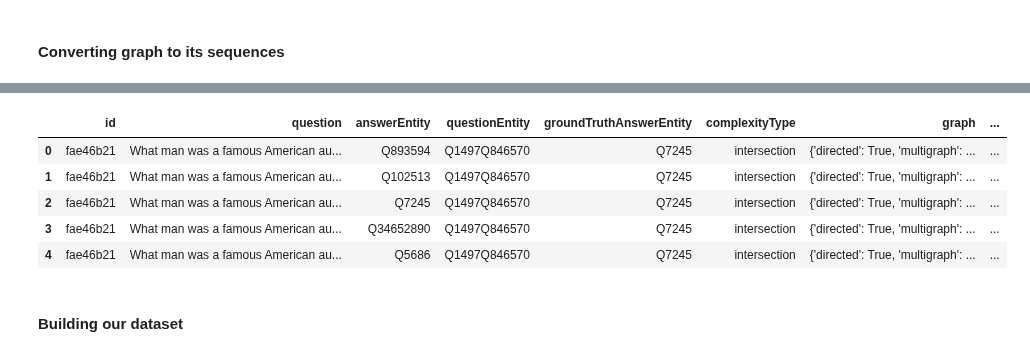
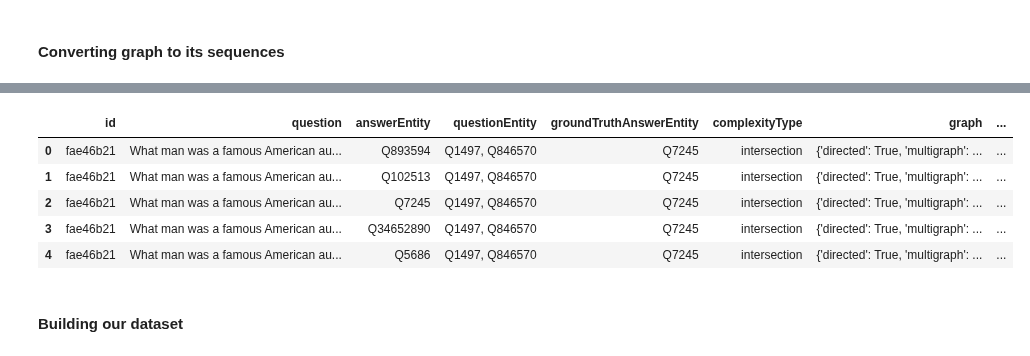
Before and after one commit to s-nlp/kbqa, a Jupyter notebook: experiments/subgraphs_reranking/deterministic_sequence/subgraph_classification_reranking.ipynb, the cells around one changed output, grey strips where cells are left out. Cells and saved outputs as stored; diff of their text form; code cells hidden in the pictures.

```diff
--- a/experiments/subgraphs_reranking/deterministic_sequence/subgraph_classification_reranking.ipynb
+++ b/experiments/subgraphs_reranking/deterministic_sequence/subgraph_classification_reranking.ipynb
@@ -24,20 +68,20 @@ def read_jsonl(path):
     jsonl_reader = jsonlines.open(path)
     jsonl_reader_list = list(jsonl_reader)
     df = []
-    for idx, line in tqdm(enumerate(jsonl_reader_list)):
+    for line in tqdm(jsonl_reader_list):
         df.append(line)
     df = pd.DataFrame(df)
     return df
 
 
 train_df = read_jsonl(
-    "/workspace/storage/new_subgraph_dataset/t5-large-ssm/MINTAKA/mintaka_train_labeled.jsonl"
+    f"/workspace/storage/new_subgraph_dataset/{dataset_type}/mintaka_train_labeled.jsonl"
 )
 val_df = read_jsonl(
-    "/workspace/storage/new_subgraph_dataset/t5-large-ssm/MINTAKA/mintaka_validation_labeled.jsonl"
+    f"/workspace/storage/new_subgraph_dataset/{dataset_type}/mintaka_validation_labeled.jsonl"
 )
 test_df = read_jsonl(
-    "/workspace/storage/new_subgraph_dataset/t5-large-ssm/MINTAKA/mintaka_test_labeled.jsonl"
+    f"/workspace/storage/new_subgraph_dataset/{dataset_type}/mintaka_test_labeled.jsonl"
 )
 # %% [markdown]
 #### Converting graph to its sequences
@@ -63,11 +118,9 @@ def graph_to_sequence(subgraph, node_names):
         from_node = node_names[i]  # from node (node i)
         for j, edge_info in enumerate(row):
             to_node = node_names[j]
-            if edge_info == 0:  # no endge from_node -> to_node
-                # sequence.extend([from_node, "None", to_node])
-                pass
-            else:
+            if edge_info != 0:  # no endge from_node -> to_node
                 sequence.extend([from_node, edge_info, to_node])
+
     sequence = ",".join(str(node) for node in sequence)
     return sequence
 # %%
@@ -83,19 +136,24 @@ def try_literal_eval(s):
 
 
 def get_sequences(df):
+    questions = list(df["question"])
     graphs = list(df["graph"])
     graph_seq = []
-    for graph in tqdm(graphs):
+    for question, graph in tqdm(zip(questions, graphs)):
         graph_obj = nx.readwrite.json_graph.node_link_graph(try_literal_eval(graph))
         try:
             graph_node_names = get_node_names(graph_obj)
-            curr_seq = graph_to_sequence(graph_obj, graph_node_names)
+            if graph_node_names is None:
+                curr_seq = "ERROR_NO_CANDIDATE"
+            else:
+                curr_seq = graph_to_sequence(graph_obj, graph_node_names)
+                if is_special_tok_context:
+                    curr_seq = f"{question}{tokenizer.sep_token}{curr_seq}"
         except KeyError:
-            # print("ERROR NO LABEL!")
             curr_seq = "ERROR_NO_LABEL"
         except nx.NetworkXError:
-            # print("ERROR EMPTY GRAPHS!")
             curr_seq = "ERROR_EMPTY_GRAPH"
         graph_seq.append(curr_seq)
+
     return graph_seq
 # %%
@@ -153,17 +183,0 @@ val_df.head()
-# %%
-test_df_sequences = get_sequences(test_df)
-test_df["graph_sequence"] = test_df_sequences
-# filter out all invalid graphs
-error_df = test_df[
-    (test_df["graph_sequence"] == "ERROR_EMPTY_GRAPH")
-    | (test_df["graph_sequence"] == "ERROR_NO_LABEL")
-]
-test_df = test_df.drop(error_df.index)
-test_df["answerEntity"] = test_df["answerEntity"].apply(lambda x: "".join(x))
-test_df["questionEntity"] = test_df["questionEntity"].apply(lambda x: "".join(x))
-test_df["groundTruthAnswerEntity"] = test_df["groundTruthAnswerEntity"].apply(
-    lambda x: "".join(x)
-)
-test_df["correct"] = test_df.apply(
-    lambda x: x["answerEntity"] in x["groundTruthAnswerEntity"], axis=1
-)
@@ -170,11 +197,12 @@ test_df["correct"] = test_df.apply(
 # %%
+test_df = preprocess_data(test_df)
 test_df.head()
 # %% [output]
 |  | id | question | answerEntity | questionEntity | groundTruthAnswerEntity | complexityType | graph | ... |
-| 0 | fae46b21 | What man was a famous American au... | Q893594 | Q1497Q846570 | Q7245 | intersection | {'directed': True, 'multigraph': ... | ... |
-| 1 | fae46b21 | What man was a famous American au... | Q102513 | Q1497Q846570 | Q7245 | intersection | {'directed': True, 'multigraph': ... | ... |
-| 2 | fae46b21 | What man was a famous American au... | Q7245 | Q1497Q846570 | Q7245 | intersection | {'directed': True, 'multigraph': ... | ... |
-| 3 | fae46b21 | What man was a famous American au... | Q34652890 | Q1497Q846570 | Q7245 | intersection | {'directed': True, 'multigraph': ... | ... |
-| 4 | fae46b21 | What man was a famous American au... | Q5686 | Q1497Q846570 | Q7245 | intersection | {'directed': True, 'multigraph': ... | ... |
+| 0 | fae46b21 | What man was a famous American au... | Q893594 | Q1497, Q846570 | Q7245 | intersection | {'directed': True, 'multigraph': ... | ... |
+| 1 | fae46b21 | What man was a famous American au... | Q102513 | Q1497, Q846570 | Q7245 | intersection | {'directed': True, 'multigraph': ... | ... |
+| 2 | fae46b21 | What man was a famous American au... | Q7245 | Q1497, Q846570 | Q7245 | intersection | {'directed': True, 'multigraph': ... | ... |
+| 3 | fae46b21 | What man was a famous American au... | Q34652890 | Q1497, Q846570 | Q7245 | intersection | {'directed': True, 'multigraph': ... | ... |
+| 4 | fae46b21 | What man was a famous American au... | Q5686 | Q1497, Q846570 | Q7245 | intersection | {'directed': True, 'multigraph': ... | ... |
 # %% [markdown]
 #### Building our dataset
```
Also changed, not shown: parts of 33 cells of this notebook.
